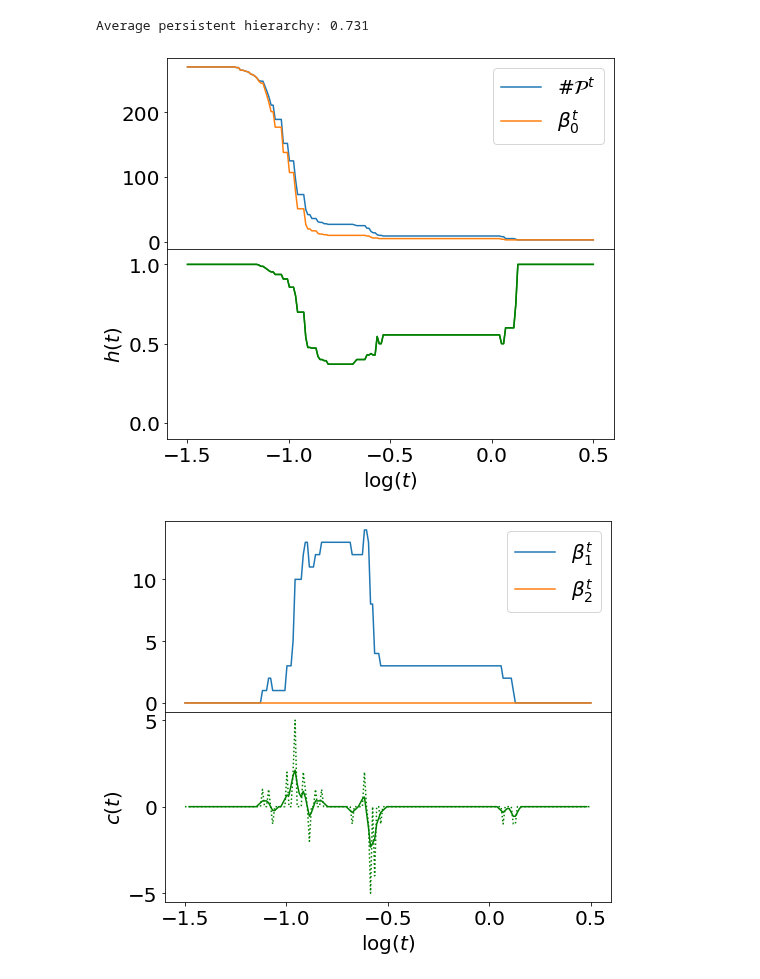
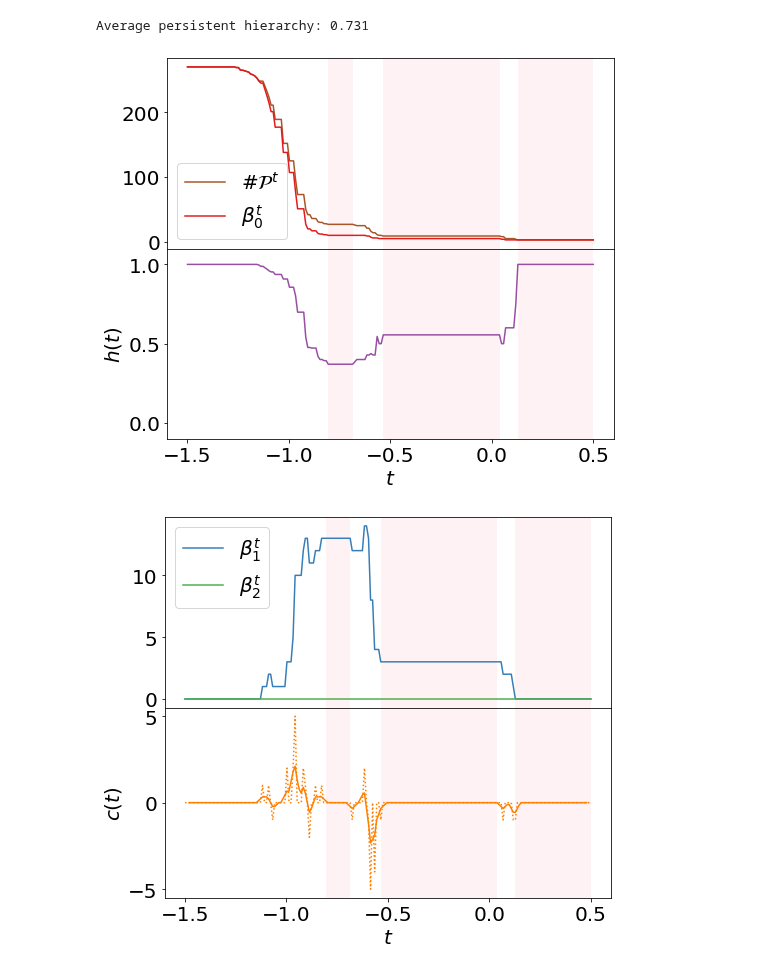
Before and after one commit to barahona-research-group/MCF, a Jupyter notebook: paper/2303_mSBM.ipynb, the cells around one changed output. Drawn from its saved outputs; the diff is of its cells as text; code cells hidden in the pictures.

```diff
--- a/paper/2303_mSBM.ipynb
+++ b/paper/2303_mSBM.ipynb
@@ -244,0 +213,4 @@ np.where(NVI_scores_middle==NVI_scores_middle.min())
+# %%
+fine_scale_indices = np.where(NVI_scores_fine==NVI_scores_fine.min())[0]
+middle_scale_indices = np.where(NVI_scores_middle==NVI_scores_middle.min())[0]
+coarse_scale_indices = np.where(NVI_scores_coarse==NVI_scores_coarse.min())[0]
@@ -312,46 +289,56 @@ c = c_1 + c_2
 # %% [output]
 Average persistent hierarchy: 0.731
 # %%
+colormap = plt.cm.Set1.colors
+
 fig, axs = plt.subplots(2, figsize=(8, 7))
 fig.subplots_adjust(hspace=0.0, wspace=0.3)
 ax1 = axs[0]
 ax2 = axs[1]
-ax1.plot(log_scales,s_partitions, label = r'$\#\mathcal{P}^t$')
-ax1.plot(log_scales,betti_numbers[:,0], label = r'$\beta_0^t$')
+ax1.axvspan(log_scales[fine_scale_indices[0]],log_scales[fine_scale_indices[-1]], facecolor='pink', alpha=0.2)
+ax1.axvspan(log_scales[middle_scale_indices[0]],log_scales[middle_scale_indices[-1]], facecolor='pink', alpha=0.2)
+ax1.axvspan(log_scales[coarse_scale_indices[0]],log_scales[coarse_scale_indices[-1]], facecolor='pink', alpha=0.2)
+ax1.plot(log_scales,s_partitions, label = r'$\#\mathcal{P}^t$', color=colormap[6])
+ax1.plot(log_scales,betti_numbers[:,0], label = r'$\beta_0^t$', color=colormap[0])
 ax1.set(xticks=[])
-
 ax1.legend()
 
-ax2.plot(log_scales,compute_persistent_hierarchy(mcf), label = r'$h(t)$',c='green')
-ax2.plot(log_scales,h, label = r'$h(t)$',c='green')
+ax2.axvspan(log_scales[fine_scale_indices[0]],log_scales[fine_scale_indices[-1]], facecolor='pink', alpha=0.2)
+ax2.axvspan(log_scales[middle_scale_indices[0]],log_scales[middle_scale_indices[-1]], facecolor='pink', alpha=0.2)
+ax2.axvspan(log_scales[coarse_scale_indices[0]],log_scales[coarse_scale_indices[-1]], facecolor='pink', alpha=0.2)
+ax2.plot(log_scales,h, label = r'$h(t)$',c=colormap[3])
 ax2.set_ylabel(r'$h(t)$')
-ax2.set(xlabel=r'$\log(t)$',ylim=(-0.1,1.1))
+ax2.set(xlabel=r'$t$',ylim=(-0.1,1.1))
 plt.savefig(root_fig +'mSBM_hierarchy.pdf', dpi=fig.dpi,bbox_inches='tight')
 
 import pandas as pd
 
 def moving_average(x, w):
     return np.roll(
         np.asarray(pd.Series(x).rolling(window=w, win_type="triang").mean()),
         -int(w / 2),
     )
 
 fig, axs = plt.subplots(2, figsize=(8, 7))
 fig.subplots_adjust(hspace=0.0, wspace=0.3)
 ax1 = axs[0]
 ax2 = axs[1]
+ax1.axvspan(log_scales[fine_scale_indices[0]],log_scales[fine_scale_indices[-1]], facecolor='pink', alpha=0.2)
+ax1.axvspan(log_scales[middle_scale_indices[0]],log_scales[middle_scale_indices[-1]], facecolor='pink', alpha=0.2)
+ax1.axvspan(log_scales[coarse_scale_indices[0]],log_scales[coarse_scale_indices[-1]], facecolor='pink', alpha=0.2)
+ax1.plot(log_scales,betti_1, label = r'$\beta_1^t$', color=colormap[1])
+ax1.plot(log_scales,betti_2, label = r'$\beta_2^t$',color=colormap[2])
+ax1.set(xticks=[])
+ax1.legend()
 
-ax1.plot(log_scales,betti_1, label = r'$\beta_1^t$')
-ax1.plot(log_scales,betti_2, label = r'$\beta_2^t$')
-
-ax1.set(xticks=[])
-
-ax1.legend()
-ax2.plot(log_scales,c,c='green',ls=":")
-ax2.plot(log_scales,moving_average(c,5),c='green')
+ax2.axvspan(log_scales[fine_scale_indices[0]],log_scales[fine_scale_indices[-1]], facecolor='pink', alpha=0.2)
+ax2.axvspan(log_scales[middle_scale_indices[0]],log_scales[middle_scale_indices[-1]], facecolor='pink', alpha=0.2)
+ax2.axvspan(log_scales[coarse_scale_indices[0]],log_scales[coarse_scale_indices[-1]], facecolor='pink', alpha=0.2)
+ax2.plot(log_scales,c,c=colormap[4],ls=":")
+ax2.plot(log_scales,moving_average(c,5),c=colormap[4])
 ax2.set_ylabel(r'$c(t)$')#, color="green")
-ax2.set(xlabel=r'$\log(t)$')#,ylim=(-0.1,1.1))
+ax2.set(xlabel=r'$t$')#,ylim=(-0.1,1.1))
 plt.savefig(root_fig +'mSBM_conflict.pdf', dpi=fig.dpi,bbox_inches='tight')
 # %% [output]
-[figure, old version]
+[figure, new version]
-[figure, old version]
+[figure, new version]
```
Also changed, not shown: parts of 7 cells of this notebook, 3 other files.
